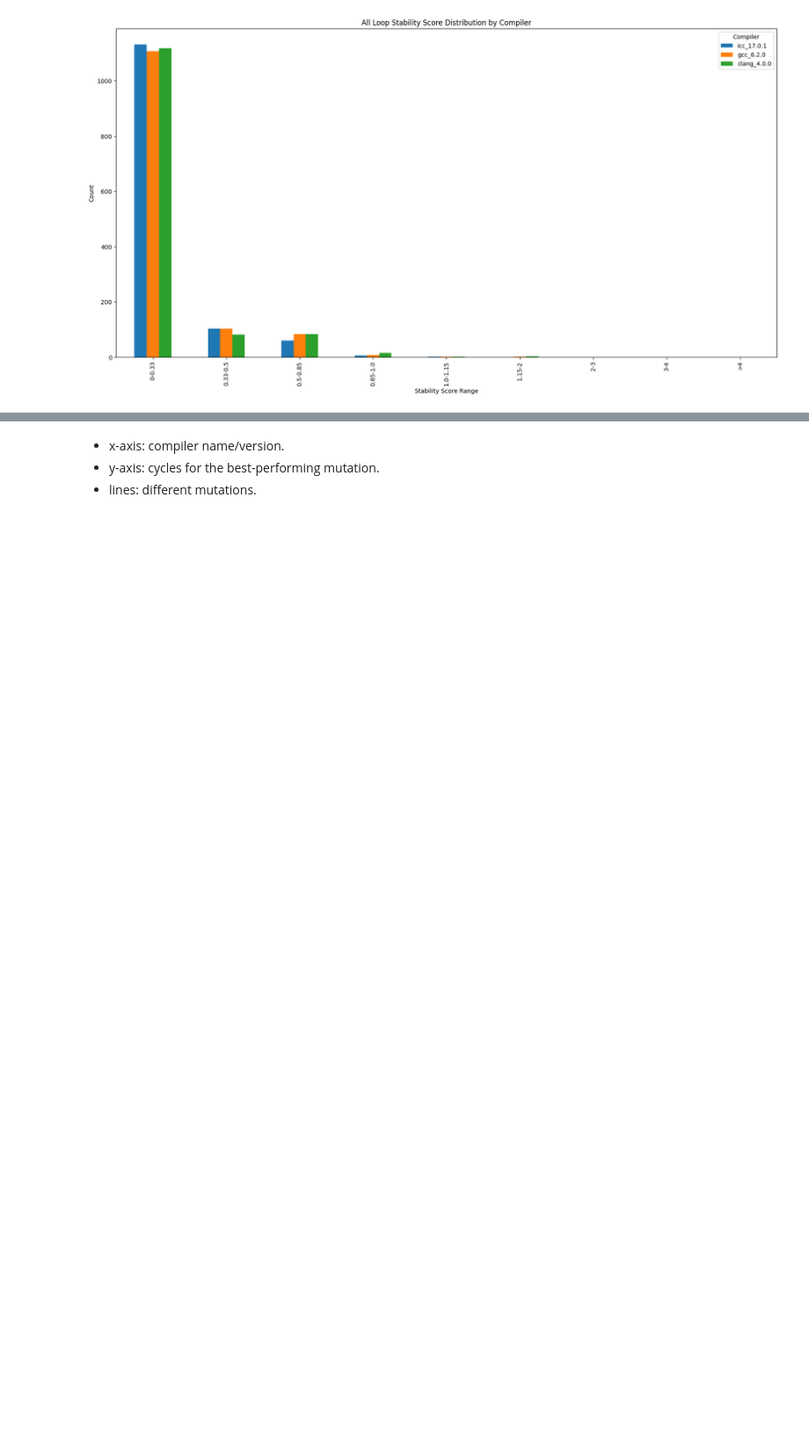
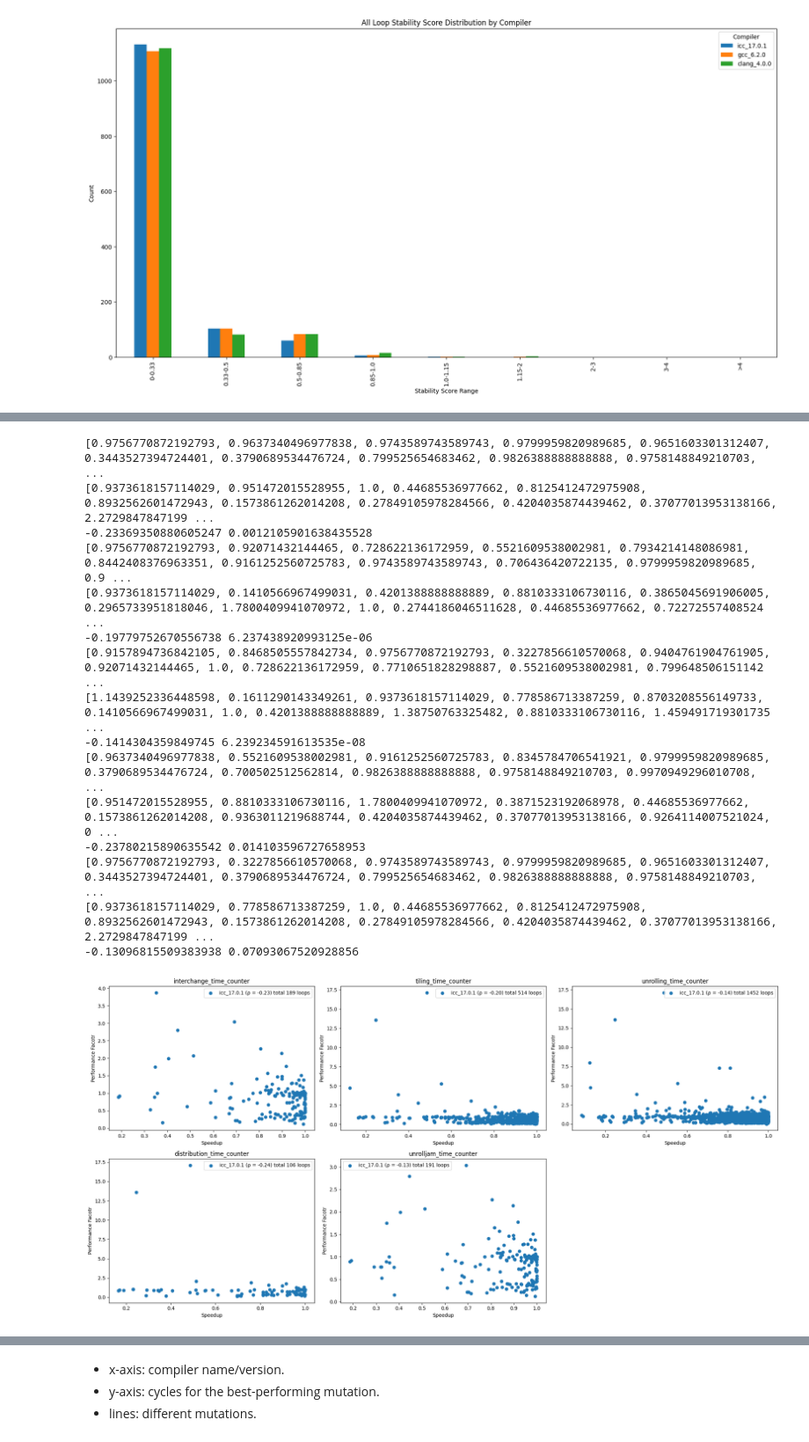
Before and after one commit to intel/program-optimization-advice-exploration-scripts, a Jupyter notebook: qaas-web/lore/backend/db_graph.ipynb, the cells around one changed output, grey strips where cells are left out. Shown at 88% size. Drawn from its saved outputs; the diff is of its cells as text; code cells hidden in the pictures; blank space fills up the shorter version.

```diff
--- a/qaas-web/lore/backend/db_graph.ipynb
+++ b/qaas-web/lore/backend/db_graph.ipynb
@@ -640,0 +630,15 @@ len(vendor_version_results[0]['interchange_order'])
+# %%
+print(vendor_version_results)
+def get_orig_sources_on_transformation(vendor, version, vendor_version_results, transformation):
+    compiler = f'{vendor}_{version}'
+    for entry in vendor_version_results:
+        if entry.get('compiler') == compiler and transformation in entry:
+            dict_list = entry[transformation]
+            keys_list = [list(d.keys())[0] for d in dict_list]
+            return keys_list
+    return None
+interchange_source_list = get_orig_sources_on_transformation(vendor, version, vendor_version_results, 'interchange_time')
+tiling_source_list = get_orig_sources_on_transformation(vendor, version, vendor_version_results, 'tiling_time')
+unrolling_source_list = get_orig_sources_on_transformation(vendor, version, vendor_version_results, 'unrolling_time')
+distribution_source_list = get_orig_sources_on_transformation(vendor, version, vendor_version_results, 'distribution_time')
+unrolljam_source_list = get_orig_sources_on_transformation(vendor, version, vendor_version_results, 'unrolljam_time')
@@ -640,0 +783,54 @@ len(vendor_version_results[0]['interchange_order'])
+# %%
+import matplotlib.pyplot as plt
+from scipy.stats import pearsonr
+
+def plot_counter_time_correlation_per_compiler_per_transformation(data):
+    compiler_name = compiler_data['compiler']
+
+
+    transformation_time_counters = ['interchange_time_counter', 'tiling_time_counter', 'unrolling_time_counter', 'distribution_time_counter', 'unrolljam_time_counter']
+    fig, axes = plt.subplots(nrows=2, ncols=3, figsize=(20,10))
+    axes = axes.flatten()  # flatten the grid to make indexing easier
+    shared_loops_by_mutation = {}
+    for i, transformation_time_counter_name in enumerate(transformation_time_counters):
+        time_counters_dict_list = compiler_data[transformation_time_counter_name]
+        time_values = [d['time'] for d in time_counters_dict_list]
+        counter_values = [d['counter'] for d in time_counters_dict_list]
+
+        print(time_values)
+        print(counter_values)
+        correlation_coefficient, p_value = pearsonr(counter_values, time_values)
+        print(correlation_coefficient, p_value)
+
+        ax = axes[i]
+        ax.scatter(time_values, counter_values, label=f'{compiler_name} (ρ = {correlation_coefficient:.2f}) total {len(time_values)} loops')
+
+        ax.set_xlabel('Speedup')
+        ax.set_ylabel('Performance Facotr')
+        ax.legend()
+        ax.set_title(transformation_time_counter_name)
+
+    for j in range(i+1, len(axes)):
+        fig.delaxes(axes[j])
+    plt.tight_layout()
+    plt.show()
+
+for compiler_data in counter_time_per_compilers:
+    plot_counter_time_correlation_per_compiler_per_transformation(compiler_data)
+# %% [output]
+[0.9756770872192793, 0.9637340496977838, 0.9743589743589743, 0.9799959820989685, 0.9651603301312407, 0.3443527394724401, 0.3790689534476724, 0.799525654683462, 0.9826388888888888, 0.9758148849210703,  ...
+[0.9373618157114029, 0.951472015528955, 1.0, 0.44685536977662, 0.8125412472975908, 0.8932562601472943, 0.1573861262014208, 0.27849105978284566, 0.4204035874439462, 0.37077013953138166, 2.2729847847199 ...
+-0.23369350880605247 0.0012105901638435528
+[0.9756770872192793, 0.92071432144465, 0.728622136172959, 0.5521609538002981, 0.7934214148086981, 0.8442408376963351, 0.9161252560725783, 0.9743589743589743, 0.706436420722135, 0.9799959820989685, 0.9 ...
+[0.9373618157114029, 0.1410566967499031, 0.4201388888888889, 0.8810333106730116, 0.3865045691906005, 0.2965733951818046, 1.7800409941070972, 1.0, 0.2744186046511628, 0.44685536977662, 0.72272557408524 ...
+-0.19779752670556738 6.237438920993125e-06
+[0.9157894736842105, 0.8468505557842734, 0.9756770872192793, 0.3227856610570068, 0.9404761904761905, 0.92071432144465, 1.0, 0.728622136172959, 0.7710651828298887, 0.5521609538002981, 0.799648506151142 ...
+[1.1439252336448598, 0.1611290143349261, 0.9373618157114029, 0.778586713387259, 0.8703208556149733, 0.1410566967499031, 1.0, 0.4201388888888889, 1.38750763325482, 0.8810333106730116, 1.459491719301735 ...
+-0.1414304359849745 6.239234591613535e-08
+[0.9637340496977838, 0.5521609538002981, 0.9161252560725783, 0.8345784706541921, 0.9799959820989685, 0.3790689534476724, 0.700502512562814, 0.9826388888888888, 0.9758148849210703, 0.9970949296010708,  ...
+[0.951472015528955, 0.8810333106730116, 1.7800409941070972, 0.3871523192068978, 0.44685536977662, 0.1573861262014208, 0.9363011219688744, 0.4204035874439462, 0.37077013953138166, 0.9264114007521024, 0 ...
+-0.23780215890635542 0.014103596727658953
+[0.9756770872192793, 0.3227856610570068, 0.9743589743589743, 0.9799959820989685, 0.9651603301312407, 0.3443527394724401, 0.3790689534476724, 0.799525654683462, 0.9826388888888888, 0.9758148849210703,  ...
+[0.9373618157114029, 0.778586713387259, 1.0, 0.44685536977662, 0.8125412472975908, 0.8932562601472943, 0.1573861262014208, 0.27849105978284566, 0.4204035874439462, 0.37077013953138166, 2.2729847847199 ...
+-0.13096815509383938 0.07093067520928856
+[figure, added]
```
Also changed, not shown: parts of 7 cells of this notebook, 56 other files.
